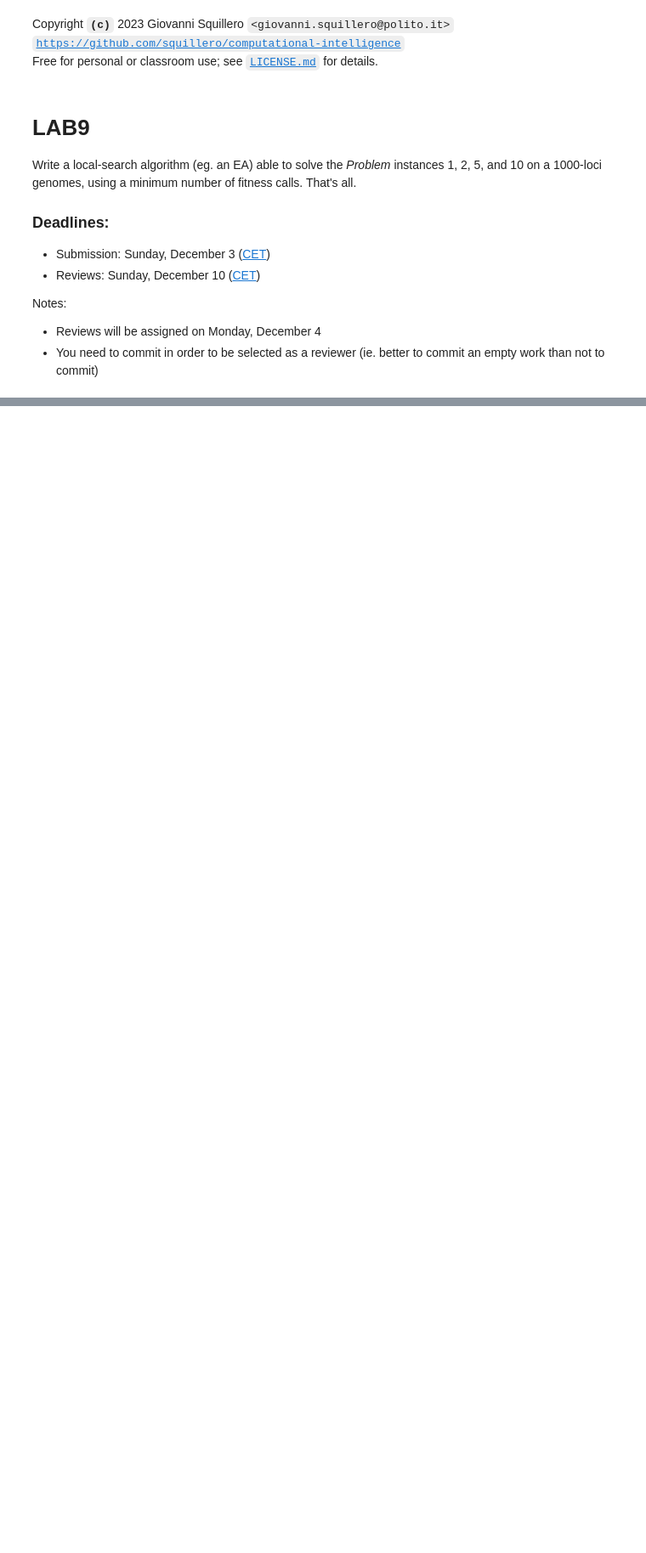
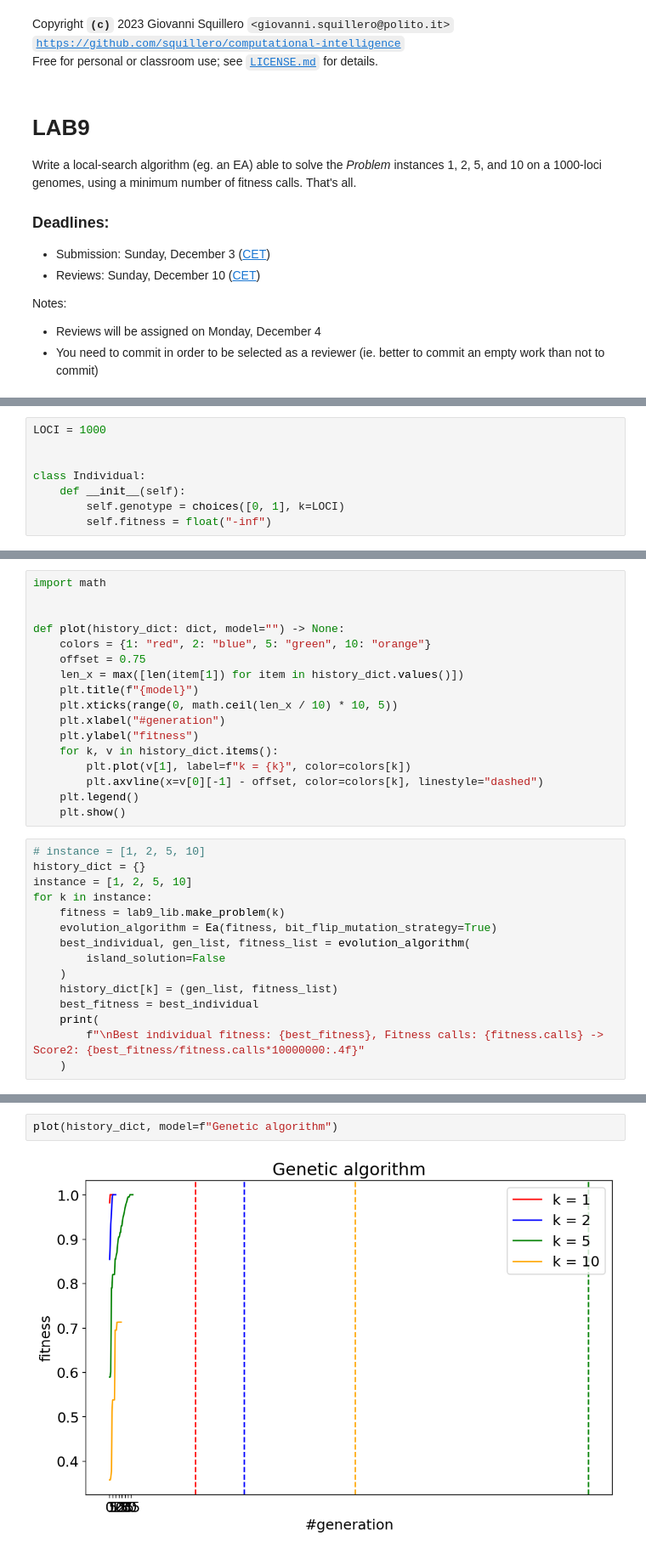
Before and after one commit to anubis09/Computational-Intelligence, a Jupyter notebook: Lab 9/lab9.ipynb, the cells around one changed output, grey strips where cells are left out. Shown: that part at 85% size. Cells and saved outputs as stored; diff of their text form; blank space fills up the shorter version.

```diff
--- a/Lab 9/lab9.ipynb
+++ b/Lab 9/lab9.ipynb
@@ -41,0 +52,8 @@ print(fitness.calls)
+# %%
+LOCI = 1000
+
+
+class Individual:
+    def __init__(self):
+        self.genotype = choices([0, 1], k=LOCI)
+        self.fitness = float("-inf")
@@ -41,0 +271,32 @@ print(fitness.calls)
+# %%
+import math
+
+
+def plot(history_dict: dict, model="") -> None:
+    colors = {1: "red", 2: "blue", 5: "green", 10: "orange"}
+    offset = 0.75
+    len_x = max([len(item[1]) for item in history_dict.values()])
+    plt.title(f"{model}")
+    plt.xticks(range(0, math.ceil(len_x / 10) * 10, 5))
+    plt.xlabel("#generation")
+    plt.ylabel("fitness")
+    for k, v in history_dict.items():
+        plt.plot(v[1], label=f"k = {k}", color=colors[k])
+        plt.axvline(x=v[0][-1] - offset, color=colors[k], linestyle="dashed")
+    plt.legend()
+    plt.show()
+# %%
+# instance = [1, 2, 5, 10]
+history_dict = {}
+instance = [1, 2, 5, 10]
+for k in instance:
+    fitness = lab9_lib.make_problem(k)
+    evolution_algorithm = Ea(fitness, bit_flip_mutation_strategy=True)
+    best_individual, gen_list, fitness_list = evolution_algorithm(
+        island_solution=False
+    )
+    history_dict[k] = (gen_list, fitness_list)
+    best_fitness = best_individual
+    print(
+        f"\nBest individual fitness: {best_fitness}, Fitness calls: {fitness.calls} -> Score2: {best_fitness/fitness.calls*10000000:.4f}"
+    )
@@ -41,0 +306,4 @@ print(fitness.calls)
+# %%
+plot(history_dict, model=f"Genetic algorithm")
+# %% [output]
+[figure, added]
```
Also changed, not shown: parts of 7 cells of this notebook, 1 other file.
